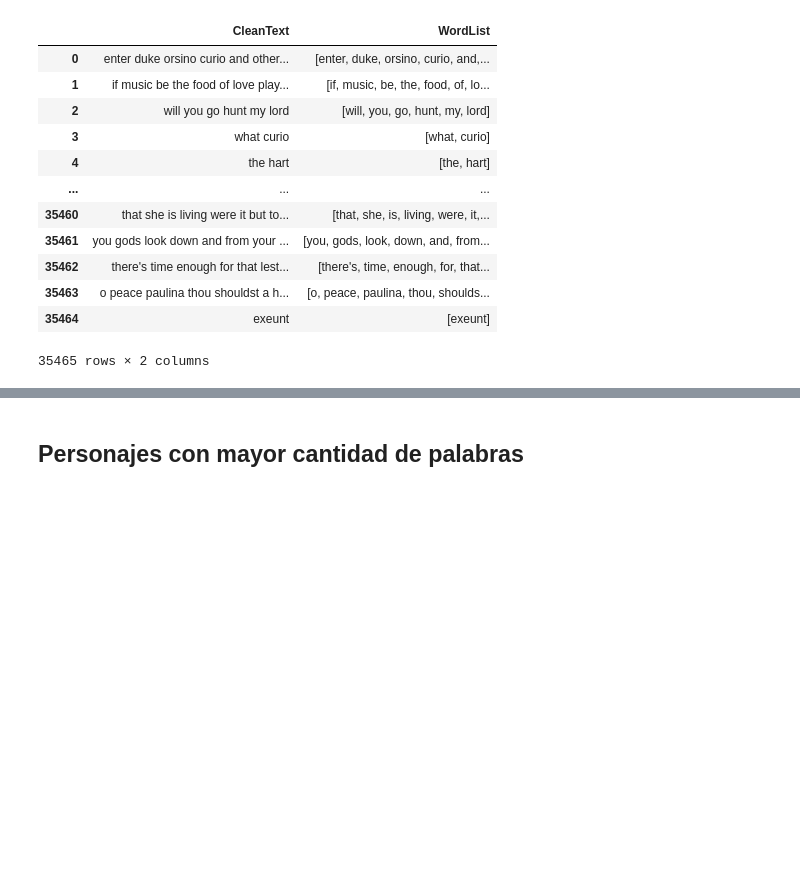
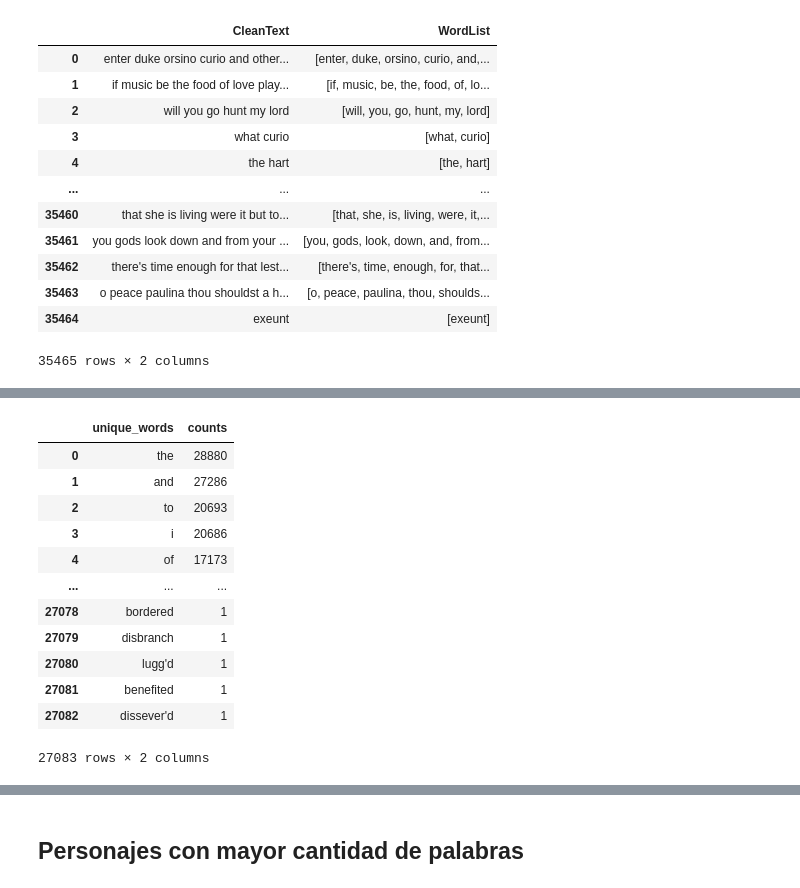
Before and after one commit to luchymd89/introcd, a Jupyter notebook: Tarea_1/shakespeare_propuesta.ipynb, the cells around one changed output, grey strips where cells are left out. Drawn from its saved outputs; the diff is of its cells as text; code cells hidden in the pictures; blank space fills up the shorter version.

```diff
--- a/Tarea_1/shakespeare_propuesta.ipynb
+++ b/Tarea_1/shakespeare_propuesta.ipynb
@@ -393,0 +447,17 @@ df_words
+# %%
+df_words_count = df_words['word'].value_counts().rename_axis('unique_words').reset_index(name='counts')
+df_words_count
+# %% [output]
+|  | unique_words | counts |
+| 0 | the | 28880 |
+| 1 | and | 27286 |
+| 2 | to | 20693 |
+| 3 | i | 20686 |
+| 4 | of | 17173 |
+| ... | ... | ... |
+| 27078 | bordered | 1 |
+| 27079 | disbranch | 1 |
+| 27080 | lugg'd | 1 |
+| 27081 | benefited | 1 |
+| 27082 | dissever'd | 1 |
+27083 rows × 2 columns
```
Also changed, not shown: parts of 13 cells of this notebook.
